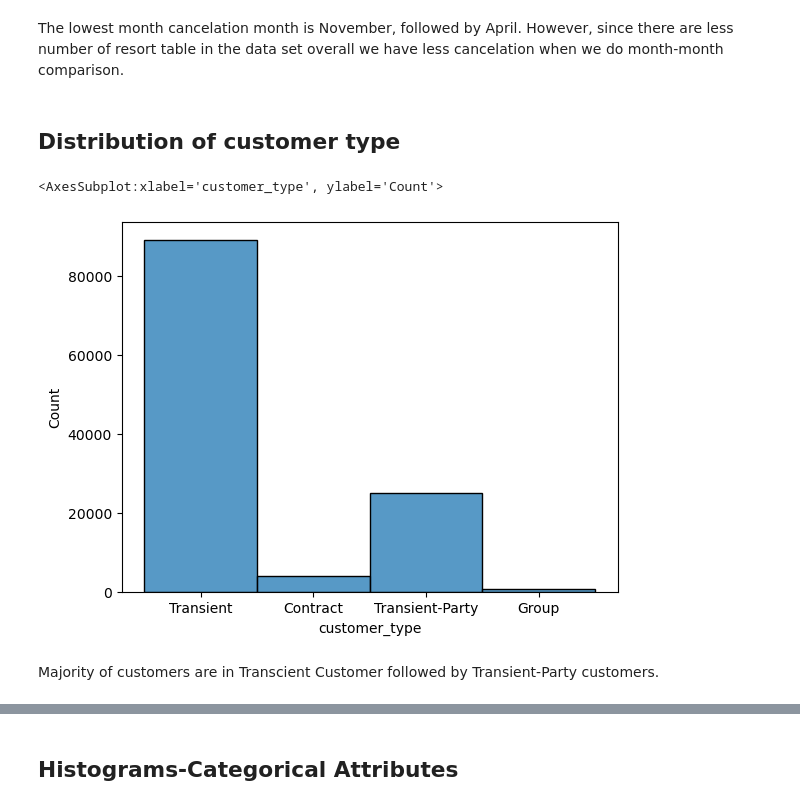
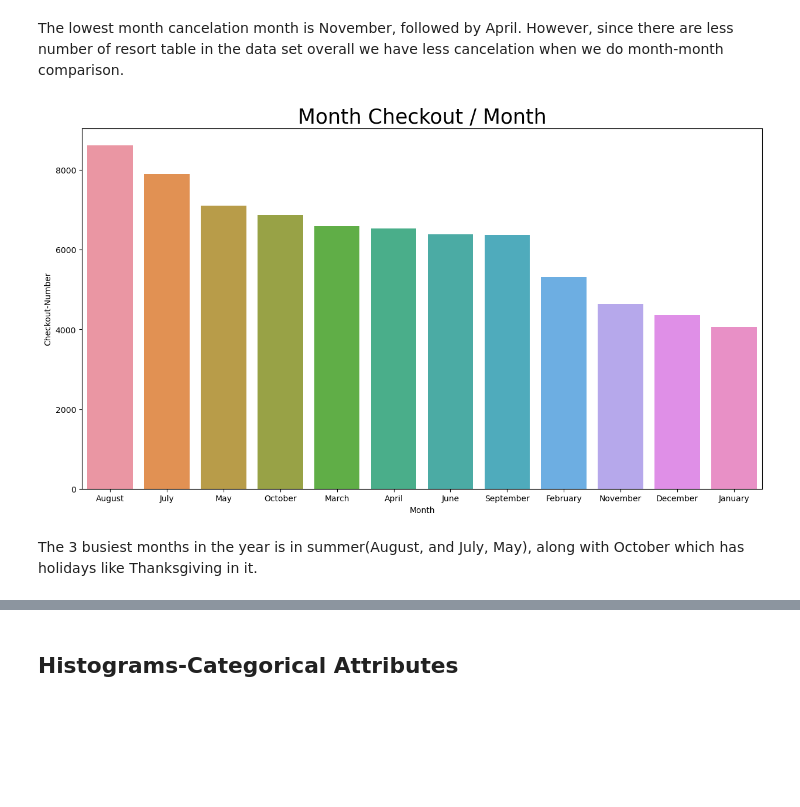
Before and after one commit to mpaydar/Data-Analysis-Personal-Projects, a Jupyter notebook: Data Modeling/hotel_book_prediction.ipynb, the cells around one changed output, grey strips where cells are left out. Cells and saved outputs as stored; diff of their text form; code cells hidden in the pictures; blank space fills up the shorter version.

```diff
--- a/Data Modeling/hotel_book_prediction.ipynb
+++ b/Data Modeling/hotel_book_prediction.ipynb
@@ -328,13 +368,20 @@ plt.show()
 [figure]
 # %% [markdown]
 The lowest month cancelation month is November, followed by April. However, since there are less number of resort table in the data set overall we have less cancelation when we do month-month comparison.
-# %% [markdown]
-## Distribution of customer type
-# %%
-customer_type=df['customer_type'].value_counts()
-sns.histplot(data=df['customer_type'])
-# %% [output]
-<AxesSubplot:xlabel='customer_type', ylabel='Count'>
-[figure, removed]
-# %% [markdown]
-Majority of customers are in Transcient Customer followed by Transient-Party customers.
+# %%
+check_out_month=df[df['reservation_status']=='Check-Out']
+check_out_month=check_out_month['arrival_date_month'].value_counts()
+highest_month=pd.DataFrame({"Checkout-Number":check_out_month})
+highest_month.reset_index(inplace=True)
+highest_month.rename(columns={"index":"Month"},inplace=True)
+highest_month.sort_values(by='Checkout-Number',ascending=False)
+
+plt.subplots(figsize=(15,8))
+sns.barplot(x=highest_month['Month'],y=highest_month['Checkout-Number'])
+
+plt.title("Month Checkout / Month", fontsize = 25)
+plt.show()
+# %% [output]
+[figure, added]
+# %% [markdown]
+The 3 busiest months in the year is in summer(August, and July, May), along with October which has holidays like Thanksgiving in it.
```
Also changed, not shown: parts of 26 cells of this notebook.
